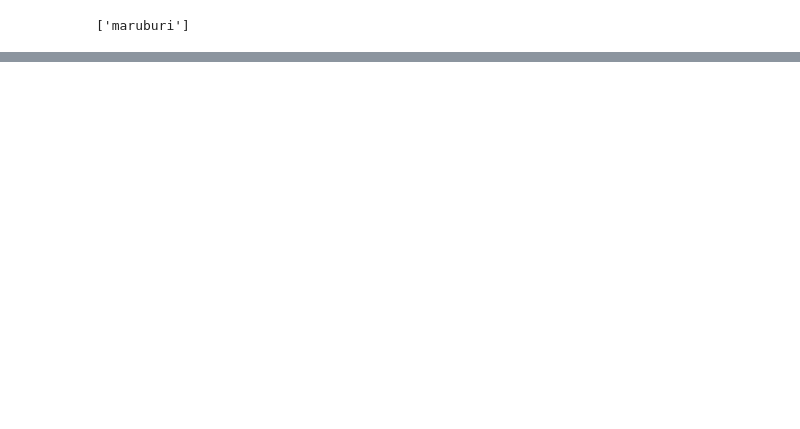
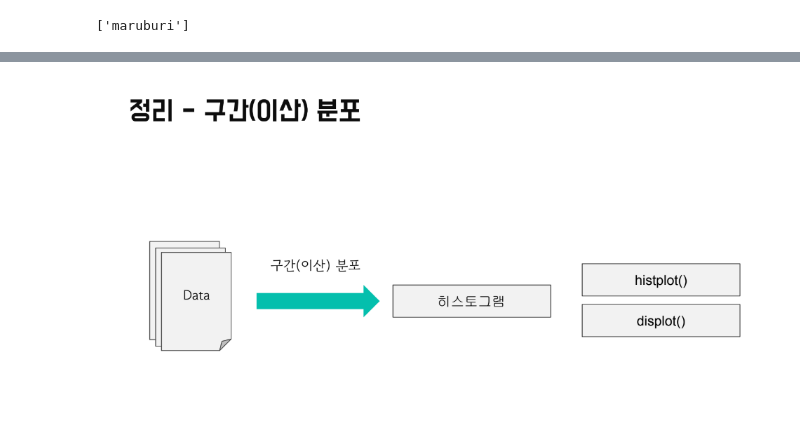
Before and after one commit to jm83-database/python_tutorial, a Jupyter notebook: 2023.03.15_seaborn 예제/01. seaborn 실습1.ipynb, the cells around one changed output, grey strips where cells are left out. Cells and saved outputs as stored; diff of their text form; code cells hidden in the pictures; blank space fills up the shorter version.

```diff
--- a/2023.03.15_seaborn 예제/01. seaborn 실습1.ipynb
+++ b/2023.03.15_seaborn 예제/01. seaborn 실습1.ipynb
@@ -20,0 +34,4 @@ mpl.rc('axes', unicode_minus = False)
+# %%
+Image("C:/python/datas/구간(이산) 분포.png")
+# %% [output]
+[figure, added]
```
Also changed, not shown: parts of 101 cells of this notebook, 4 other files.
